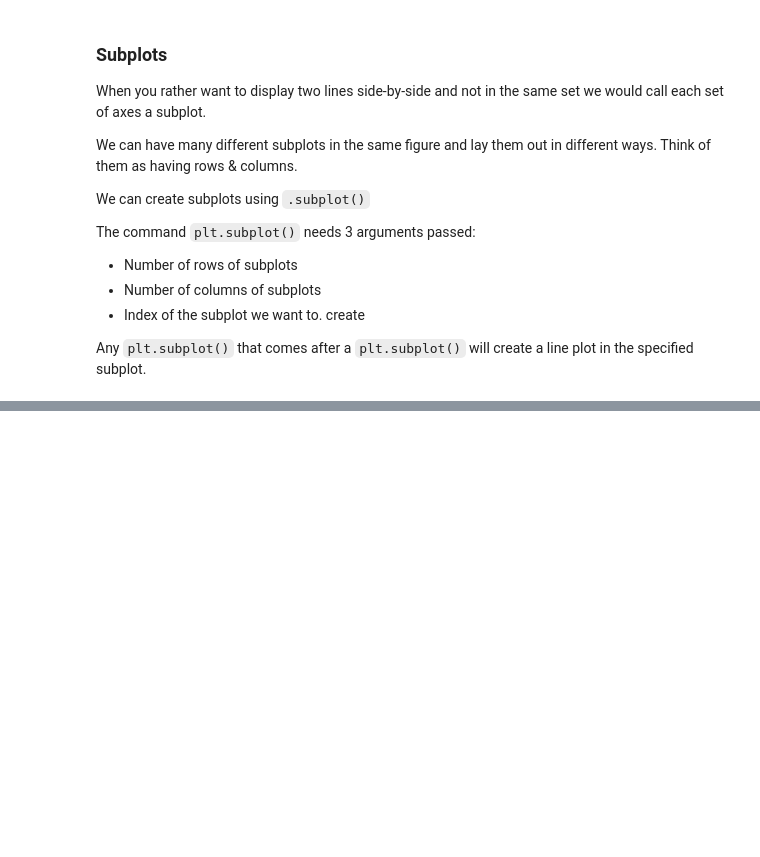
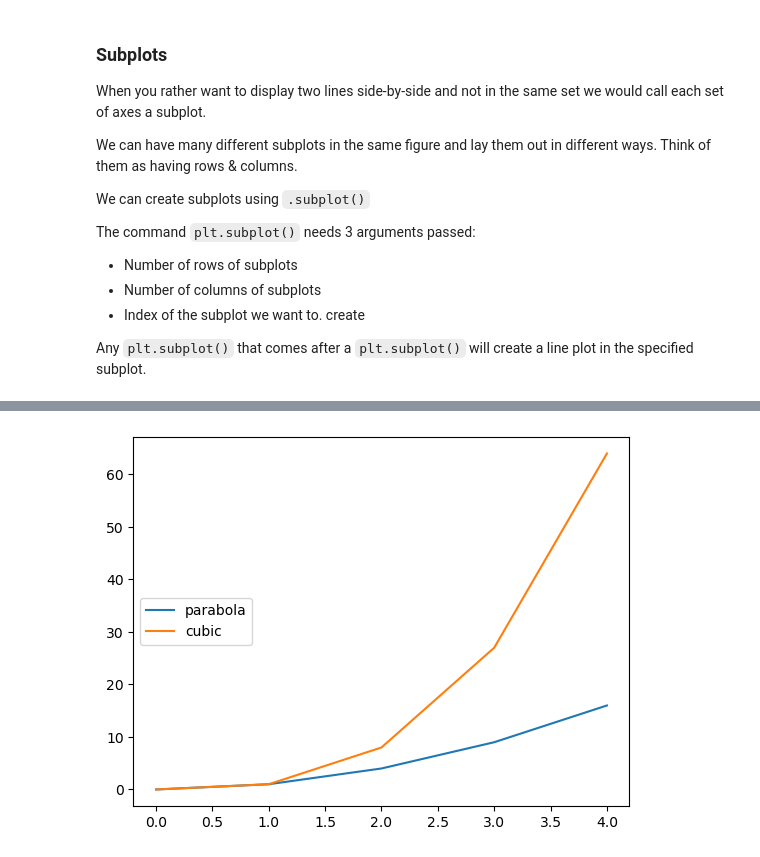
Before and after one commit to TheMaze45/Learn-Python, a Jupyter notebook: Seaborn_Matplot.ipynb, the cells around one changed output, grey strips where cells are left out. Saved outputs shown, nothing was run; the diff lists cells and outputs as text; code cells hidden in the pictures; blank space fills up the shorter version.

```diff
--- a/Seaborn_Matplot.ipynb
+++ b/Seaborn_Matplot.ipynb
@@ -261,0 +340,7 @@ plt.show()
+# %%
+plt.plot([0, 1, 2, 3, 4], [0, 1, 4, 9, 16])
+plt.plot([0, 1, 2, 3, 4], [0, 1, 8, 27, 64])
+plt.legend(['parabola', 'cubic'], loc=6) # Will display legend "center left"
+plt.show()
+# %% [output]
+[figure, added]
```
Also changed, not shown: parts of 17 cells of this notebook.
